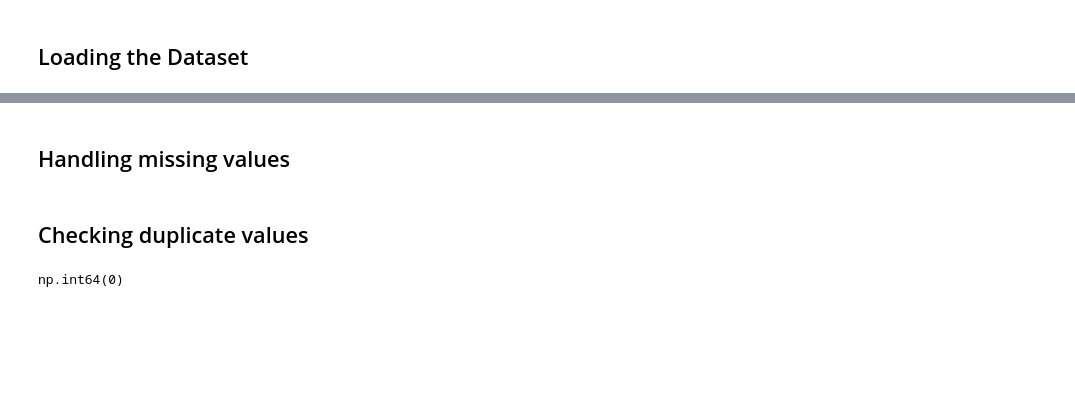
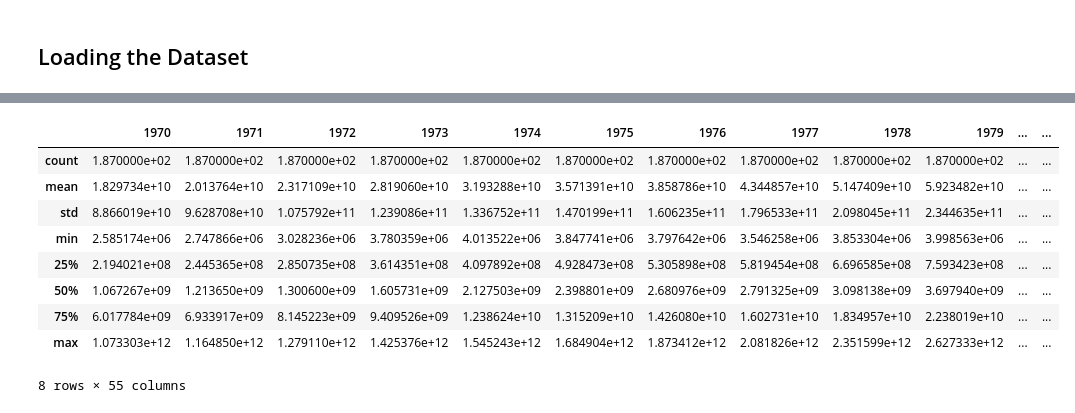
Before and after one commit to Sparshcoder18/gdp-growth-analysis, a Jupyter notebook: notebooks/GDP Data Analysis Project.ipynb, the cells around one changed output, grey strips where cells are left out. Drawn from its saved outputs; the diff is of its cells as text; code cells hidden in the pictures; blank space fills up the shorter version.

Commit message:
Basic Changes in Dataset and Notebook
Deleted 2 rows from dataset and did some - Data Overview & Structure Inspection

```diff
--- a/notebooks/GDP Data Analysis Project.ipynb
+++ b/notebooks/GDP Data Analysis Project.ipynb
@@ -16,6 +28,11 @@ from sklearn.preprocessing import StandardScaler
 # %% [markdown]
 ## Loading the Dataset
 # %%
-file_path = "Download-GDPcurrent-USD-countries.xlsx"
-df_original = pd.read_excel(file_path, header=2)
-df = df_original.copy()
+# Load dataset
+file_path = r"C:\Projects\DAP\gdp-growth-analysis\data\Download-GDPcurrent-USD-countries.xlsx"
+df_raw = pd.read_excel(file_path)
+
+# Create working copy
+df = df_raw.copy()
+
+df.head()
@@ -103,0 +96,4 @@ dtype: object
+# %%
+df_gdp = df[df["IndicatorName"].str.contains("GDP", case=False)]
+
+df_gdp.head()
@@ -104,5 +152,15 @@ dtype: object
 # %%
-year_columns = [col for col in df.columns if isinstance(col, int)]
-df[year_columns] = df[year_columns].apply(pd.to_numeric, errors='coerce')
+year_columns = [col for col in df_gdp.columns if str(col).isdigit()]
+
+df_gdp[year_columns].describe()
+# %% [output]
+|  | 1970 | 1971 | 1972 | 1973 | 1974 | 1975 | 1976 | 1977 | 1978 | 1979 | ... | ... |
+| count | 1.870000e+02 | 1.870000e+02 | 1.870000e+02 | 1.870000e+02 | 1.870000e+02 | 1.870000e+02 | 1.870000e+02 | 1.870000e+02 | 1.870000e+02 | 1.870000e+02 | ... | ... |
+| mean | 1.829734e+10 | 2.013764e+10 | 2.317109e+10 | 2.819060e+10 | 3.193288e+10 | 3.571391e+10 | 3.858786e+10 | 4.344857e+10 | 5.147409e+10 | 5.923482e+10 | ... | ... |
+| std | 8.866019e+10 | 9.628708e+10 | 1.075792e+11 | 1.239086e+11 | 1.336752e+11 | 1.470199e+11 | 1.606235e+11 | 1.796533e+11 | 2.098045e+11 | 2.344635e+11 | ... | ... |
+| min | 2.585174e+06 | 2.747866e+06 | 3.028236e+06 | 3.780359e+06 | 4.013522e+06 | 3.847741e+06 | 3.797642e+06 | 3.546258e+06 | 3.853304e+06 | 3.998563e+06 | ... | ... |
+| 25% | 2.194021e+08 | 2.445365e+08 | 2.850735e+08 | 3.614351e+08 | 4.097892e+08 | 4.928473e+08 | 5.305898e+08 | 5.819454e+08 | 6.696585e+08 | 7.593423e+08 | ... | ... |
+| 50% | 1.067267e+09 | 1.213650e+09 | 1.300600e+09 | 1.605731e+09 | 2.127503e+09 | 2.398801e+09 | 2.680976e+09 | 2.791325e+09 | 3.098138e+09 | 3.697940e+09 | ... | ... |
+| 75% | 6.017784e+09 | 6.933917e+09 | 8.145223e+09 | 9.409526e+09 | 1.238624e+10 | 1.315209e+10 | 1.426080e+10 | 1.602731e+10 | 1.834957e+10 | 2.238019e+10 | ... | ... |
+| max | 1.073303e+12 | 1.164850e+12 | 1.279110e+12 | 1.425376e+12 | 1.545243e+12 | 1.684904e+12 | 1.873412e+12 | 2.081826e+12 | 2.351599e+12 | 2.627333e+12 | ... | ... |
+8 rows × 55 columns
-# %% [markdown]
-## Handling missing values
@@ -111,6 +166,0 @@ df[year_columns] = df[year_columns].replace(0, np.nan)
-# %% [markdown]
-## Checking duplicate values
-# %%
-df.duplicated().sum()
-# %% [output]
-np.int64(0)
```
Also changed, not shown: parts of 23 cells of this notebook, 1 other file.
